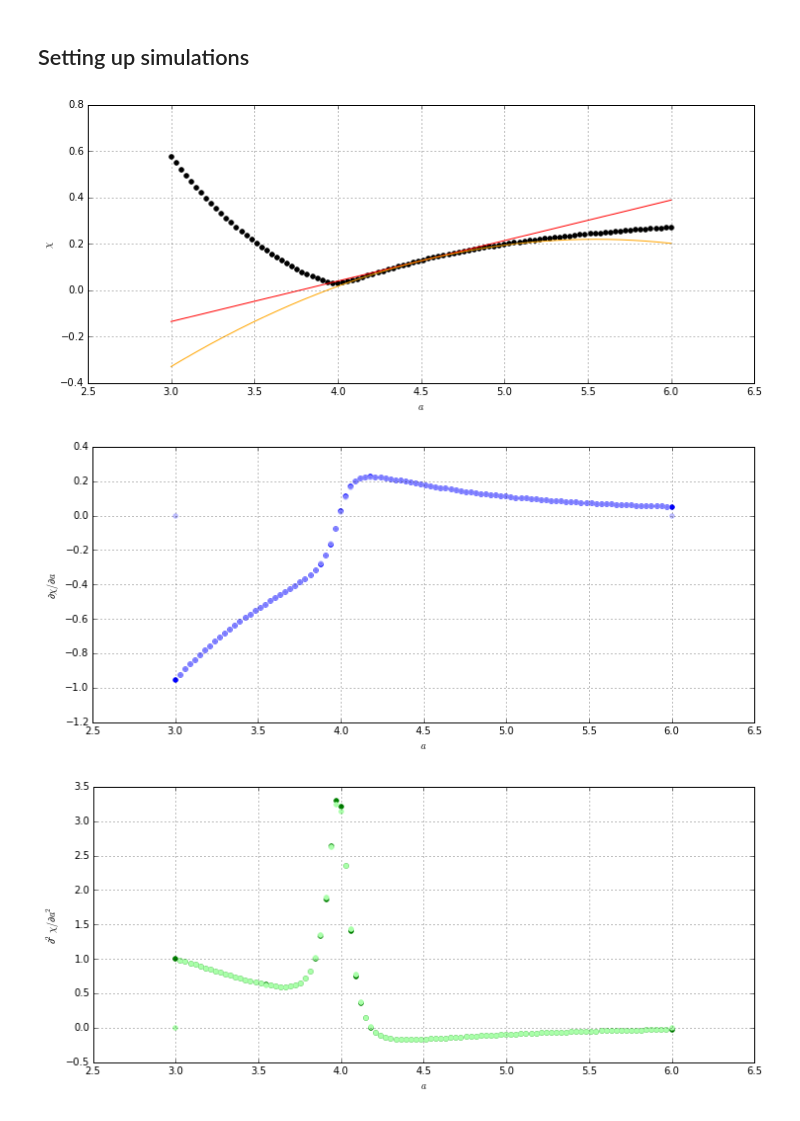
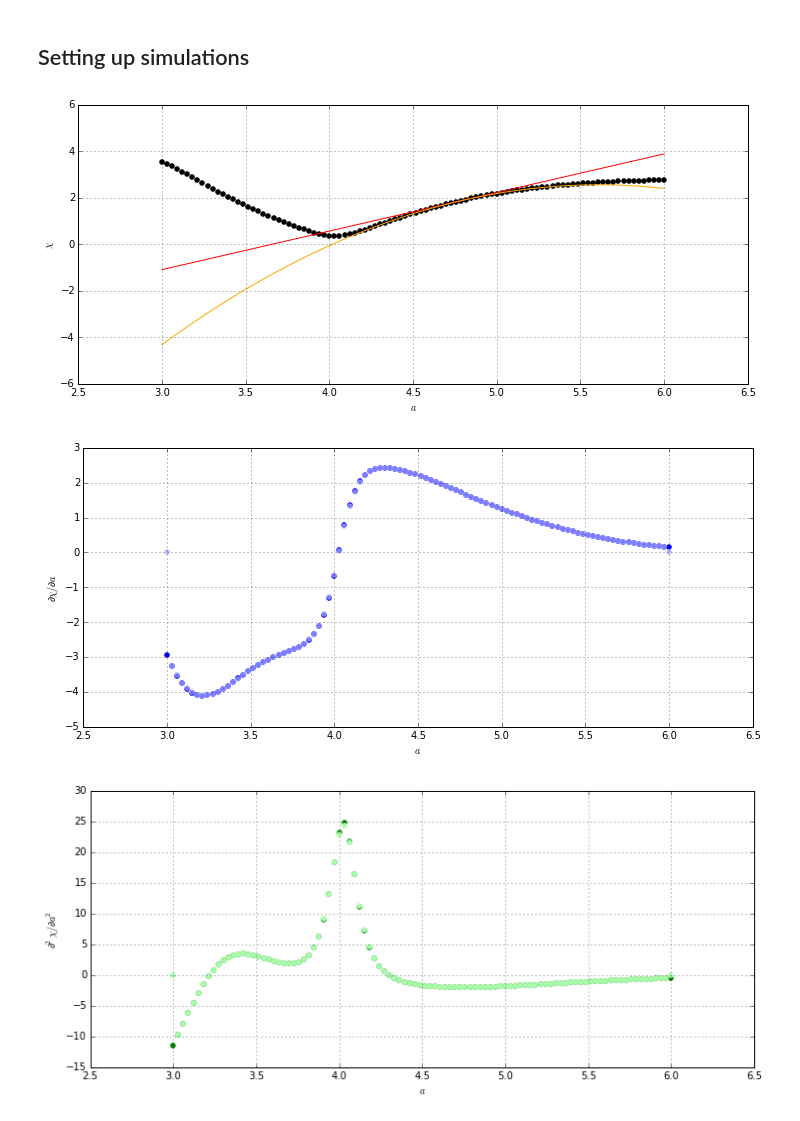
Before and after one commit to toni88x/rebound, a Jupyter notebook: python_examples/LangevinMCMC-2nd-Order.ipynb, the cells around one changed output. Drawn from its saved outputs; the diff is of its cells as text; code cells hidden in the pictures.

```diff
--- a/python_examples/LangevinMCMC-2nd-Order.ipynb
+++ b/python_examples/LangevinMCMC-2nd-Order.ipynb
@@ -18,8 +18,8 @@ Simulation time:        0.000000
 # %% [markdown]
 ## Simulated data:
 # %%
-data_N = 10
-data_t = np.linspace(0.,10.,data_N)+0.0005*np.random.rand(data_N)
-data_rv = 0.500883379885605*(np.sin(2.*np.pi*data_t/50.+np.pi/2.)+0.06*(np.random.rand(data_N)-0.5))
+data_N = 40
+data_t = np.linspace(0.,50.,data_N)+0.0005*np.random.rand(data_N)
+data_rv = 0.500883379885605*(np.sin(2.*np.pi*data_t/50.+np.pi/2.)+0.4*(np.random.rand(data_N)-0.5))
 plt.scatter(data_t, data_rv);
 # %% [output]
@@ -61,27 +61,22 @@ def simulation(cart):
         ps[vari].vy = (mp.vy - ps[1].vy )
         ps[vari].vz = (mp.vz - ps[1].vz )
 
-    _id = 0
     # Second order
     for l in range(numvar):
         for k in range(l+1):
             cart2 = cart.copy()
             cart2[l] += delta
             mp = r.Particle(primary=ps[0],a=cart2[0],e=np.clip(cart2[1],0.,0.9),anom=cart2[2],omega=cart2[3])
-            cart2 = cart.copy()
-            cart2[l] -= delta
+            cart2[l] -= 2.*delta
             mm = r.Particle(primary=ps[0],a=cart2[0],e=np.clip(cart2[1],0.,0.9),anom=cart2[2],omega=cart2[3])
 
             vari2 = varid2(l,k)
-            fac = 1.
-            ps[vari2].x  = fac*(mp.x  - 2.*ps[1].x  + mm.x )
-            ps[vari2].y  = fac*(mp.y  - 2.*ps[1].y  + mm.y )
-            ps[vari2].z  = fac*(mp.z  - 2.*ps[1].z  + mm.z )
-            ps[vari2].vx = fac*(mp.vx - 2.*ps[1].vx + mm.vx)
-            ps[vari2].vy = fac*(mp.vy - 2.*ps[1].vy + mm.vy)
-            ps[vari2].vz = fac*(mp.vz - 2.*ps[1].vz + mm.vz)
-            _id +=1
-
+            ps[vari2].x  = mp.x  - 2.*ps[1].x  + mm.x
+            ps[vari2].y  = mp.y  - 2.*ps[1].y  + mm.y
+            ps[vari2].z  = mp.z  - 2.*ps[1].z  + mm.z
+            ps[vari2].vx = mp.vx - 2.*ps[1].vx + mm.vx
+            ps[vari2].vy = mp.vy - 2.*ps[1].vy + mm.vy
+            ps[vari2].vz = mp.vz - 2.*ps[1].vz + mm.vz
 
     sim_rv = 0.
     sim_rvd = np.zeros(numvar)
@@ -91,10 +86,8 @@ def simulation(cart):
         dv = ps[1].vx-data_rv[i]
         sim_rv  += dv**2
         for k in range(numvar):
-            vari2 = varid2(k,k)
             vari1 = varid1(k)
-            #print k, vari1, vari2, vari2-N-N*numvar
-            sim_rvd[k] += 2.*(ps[vari2].vx+ps[vari1].vx) * (dv+ps[vari1].vx+0.5*ps[vari2].vx)
+            sim_rvd[k] += 2.*(ps[vari1].vx) * (dv+ps[vari1].vx)
         _id = 0
         for l in range(numvar):
             for k in range(l+1):
@@ -156,36 +149,36 @@ def widget_plot(ind):
     for i,a in enumerate(a_s_fine):
         if i>0 and i<N_grid-1:
             gradient_direct[i] = (errs[i+1]-errs[i-1])/(a_s[i+1]-a_s[i-1])
             hessian_direct[i]  = (errs[i+1]-2.*errs[i]+errs[i-1])/((a_s[i+1]-a_s[i])*(a_s[i]-a_s[i-1]))
 
 
     fig1 = plt.figure(figsize=(12,5))
     plt.ylabel("$\chi$"); plt.xlabel("$a$")
     plt.scatter(a_s, errs, color="k");
     plt.plot(a_s_fine, err_fine, color="r");
     plt.plot(a_s_fine, err_fine2, color="#FFA500");
     plt.grid()
 
     fig2 = plt.figure(figsize=(12,5))
     plt.ylabel("${\partial \chi}/{\partial a}$"); plt.xlabel("$a$")
     plt.scatter(a_s, gradients, color="b");
     plt.scatter(a_s, gradient_direct, color="#aaaaff",alpha=0.7);
     plt.grid()
 
 
     fig3 = plt.figure(figsize=(12,5))
     plt.ylabel("${\partial^2 \chi}/{\partial a^2}$"); plt.xlabel("$a$")
     plt.scatter(a_s, hessians, color="g");
     plt.scatter(a_s, hessian_direct, color="#aaffaa");
     plt.grid()
 
 w = interactive(widget_plot, ind=(0,N_grid))
 
 display(w)
 # %% [output]
-[figure, old version]
+[figure, new version]
-[figure, old version]
+[figure, new version]
-[figure, old version]
+[figure, new version]
 # %%
 def simulation_rv(cart):
     r.reset()
```
Also changed, not shown: parts of 2 cells of this notebook.
